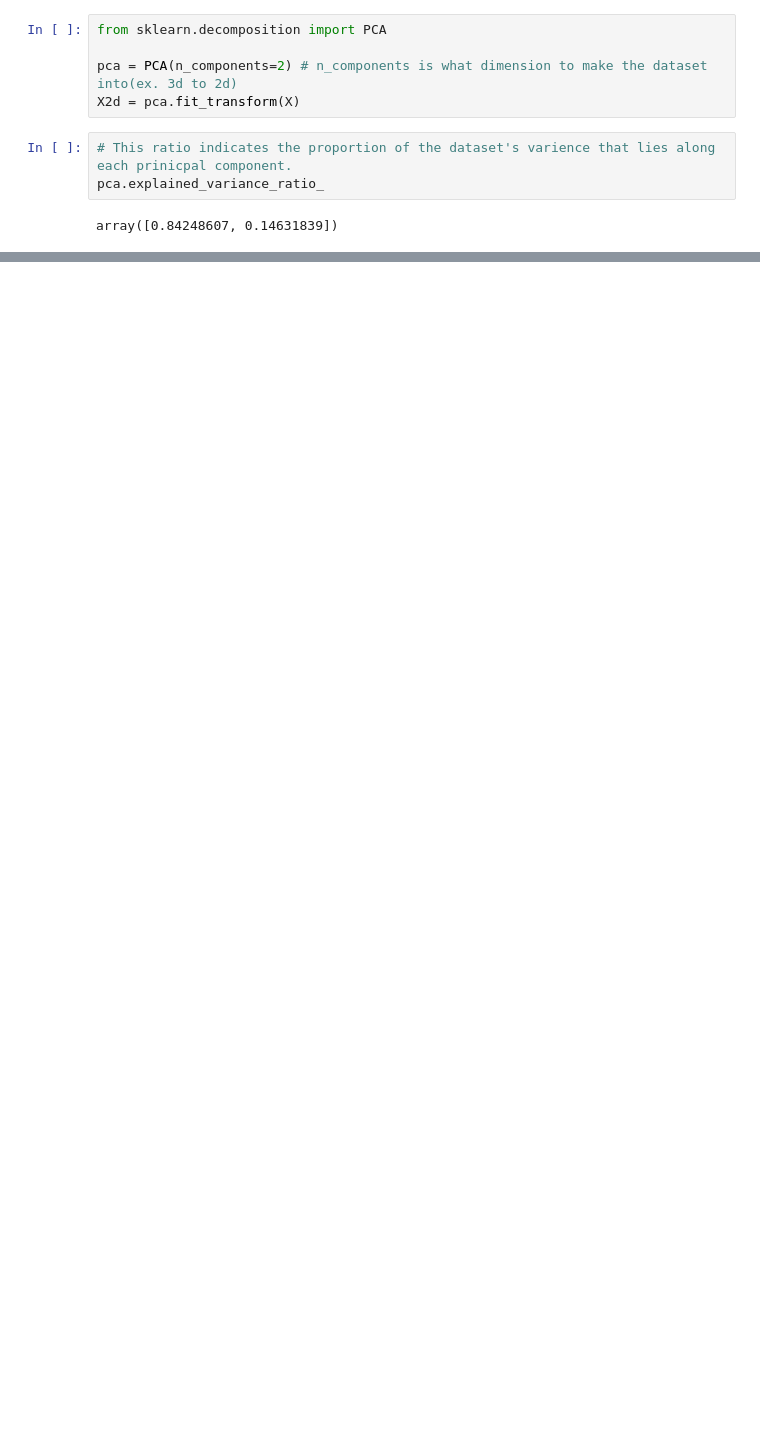
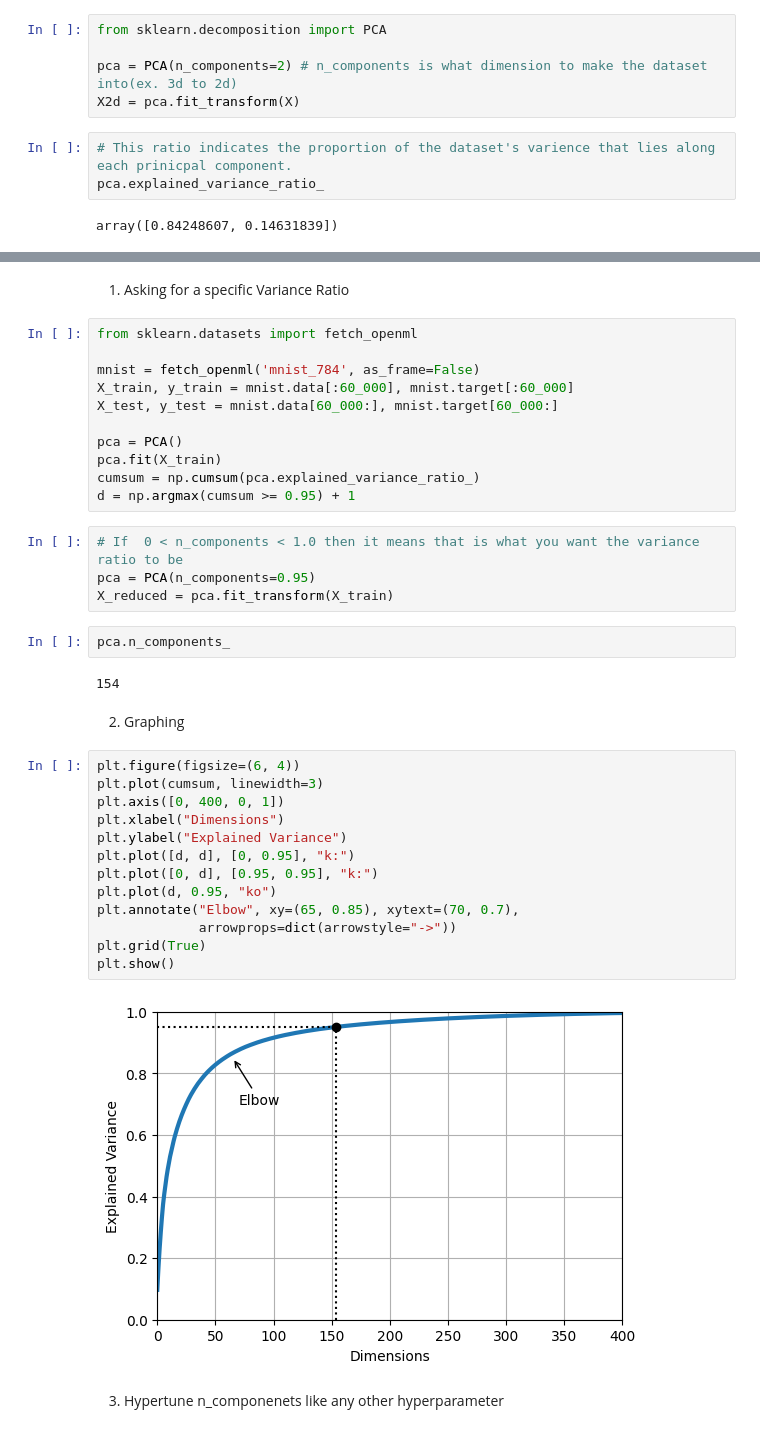
Before and after one commit to mishamickevicius/ML-Projects, a Jupyter notebook: ML-Book-Chapter-Notes/Chapter 8 Dimensionality Reduction.ipynb, the cells around one changed output, grey strips where cells are left out. Drawn from its saved outputs; the diff is of its cells as text; blank space fills up the shorter version.

```diff
--- a/ML-Book-Chapter-Notes/Chapter 8 Dimensionality Reduction.ipynb
+++ b/ML-Book-Chapter-Notes/Chapter 8 Dimensionality Reduction.ipynb
@@ -39,0 +45,40 @@ array([0.84248607, 0.14631839])
+# %% [markdown]
+1. Asking for a specific Variance Ratio
+# %%
+from sklearn.datasets import fetch_openml
+
+mnist = fetch_openml('mnist_784', as_frame=False)
+X_train, y_train = mnist.data[:60_000], mnist.target[:60_000]
+X_test, y_test = mnist.data[60_000:], mnist.target[60_000:]
+
+pca = PCA()
+pca.fit(X_train)
+cumsum = np.cumsum(pca.explained_variance_ratio_)
+d = np.argmax(cumsum >= 0.95) + 1
+# %%
+# If  0 < n_components < 1.0 then it means that is what you want the variance ratio to be
+pca = PCA(n_components=0.95)
+X_reduced = pca.fit_transform(X_train)
+# %%
+pca.n_components_
+# %% [output]
+154
+# %% [markdown]
+2. Graphing
+# %%
+plt.figure(figsize=(6, 4))
+plt.plot(cumsum, linewidth=3)
+plt.axis([0, 400, 0, 1])
+plt.xlabel("Dimensions")
+plt.ylabel("Explained Variance")
+plt.plot([d, d], [0, 0.95], "k:")
+plt.plot([0, d], [0.95, 0.95], "k:")
+plt.plot(d, 0.95, "ko")
+plt.annotate("Elbow", xy=(65, 0.85), xytext=(70, 0.7),
+             arrowprops=dict(arrowstyle="->"))
+plt.grid(True)
+plt.show()
+# %% [output]
+[figure, added]
+# %% [markdown]
+3. Hypertune n_componenets like any other hyperparameter
```
Also changed, not shown: parts of 12 cells of this notebook.
